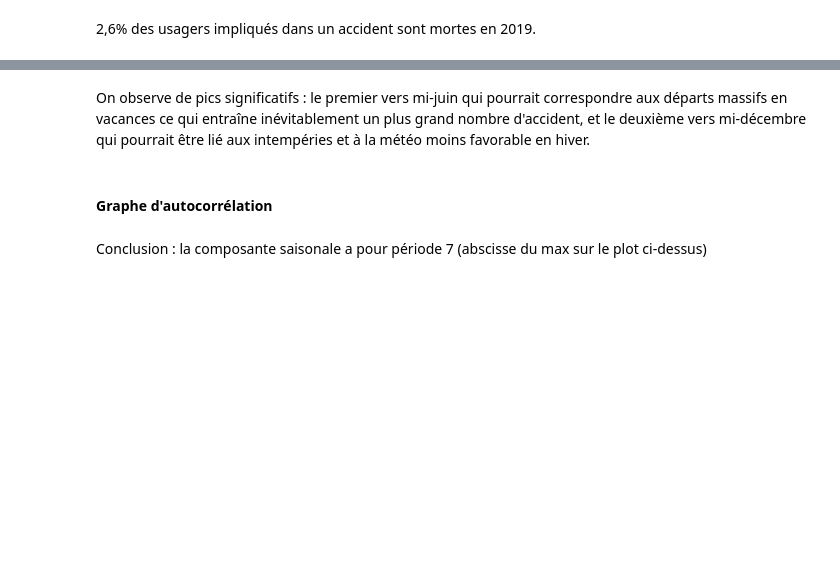
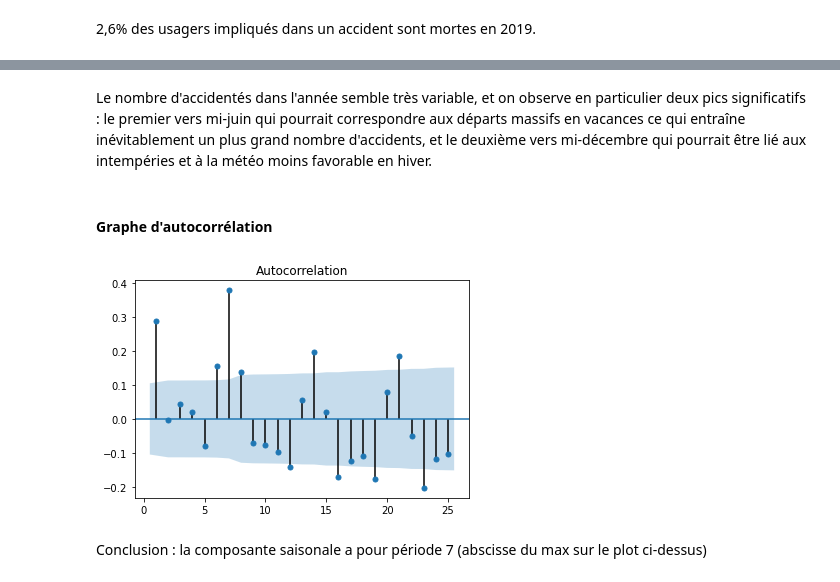
Before and after one commit to helene-78/Accidents, a Jupyter notebook: Projet_complet.ipynb, the cells around one changed output, grey strips where cells are left out. Cells and saved outputs as stored; diff of their text form; code cells hidden in the pictures; blank space fills up the shorter version.

```diff
--- a/Projet_complet.ipynb
+++ b/Projet_complet.ipynb
@@ -342,18 +359,20 @@ ts.plot()
 # %% [markdown]
-On observe de pics significatifs : le premier vers mi-juin qui pourrait correspondre aux départs massifs en vacances ce qui entraîne inévitablement un plus grand nombre d'accident, et le deuxième vers mi-décembre qui pourrait être lié aux intempéries et à la météo moins favorable en hiver.
+Le nombre d'accidentés dans l'année semble très variable, et on observe en particulier deux pics significatifs : le premier vers mi-juin qui pourrait correspondre aux départs massifs en vacances ce qui entraîne inévitablement un plus grand nombre d'accidents, et le deuxième vers mi-décembre qui pourrait être lié aux intempéries et à la météo moins favorable en hiver.
 # %% [markdown]
 #### Graphe d'autocorrélation
 # %%
 # On retire la moyenne glissante
 nbre_acc_j_dataframe = pd.DataFrame(nbre_acc_j)
 nbre_acc_rolling = nbre_acc_j_dataframe - nbre_acc_j_dataframe.rolling(15).mean()
 
 # On retire les valeurs NaN
 nbre_acc_rolling = nbre_acc_rolling.dropna()
 
 # On dessine le graphe
-#fig, ax1 = plt.subplots()
-#plot_acf(nbre_acc_rolling, lags=25, zero=False, ax=ax1);
+fig, ax1 = plt.subplots()
+plot_acf(nbre_acc_rolling, lags=25, zero=False, ax=ax1);
+# %% [output]
+[figure, added]
 # %% [markdown]
 Conclusion : la composante saisonale a pour période 7 (abscisse du max sur le plot ci-dessus)
 # %% [markdown]
```
Also changed, not shown: parts of 75 cells of this notebook, 5 other files.
